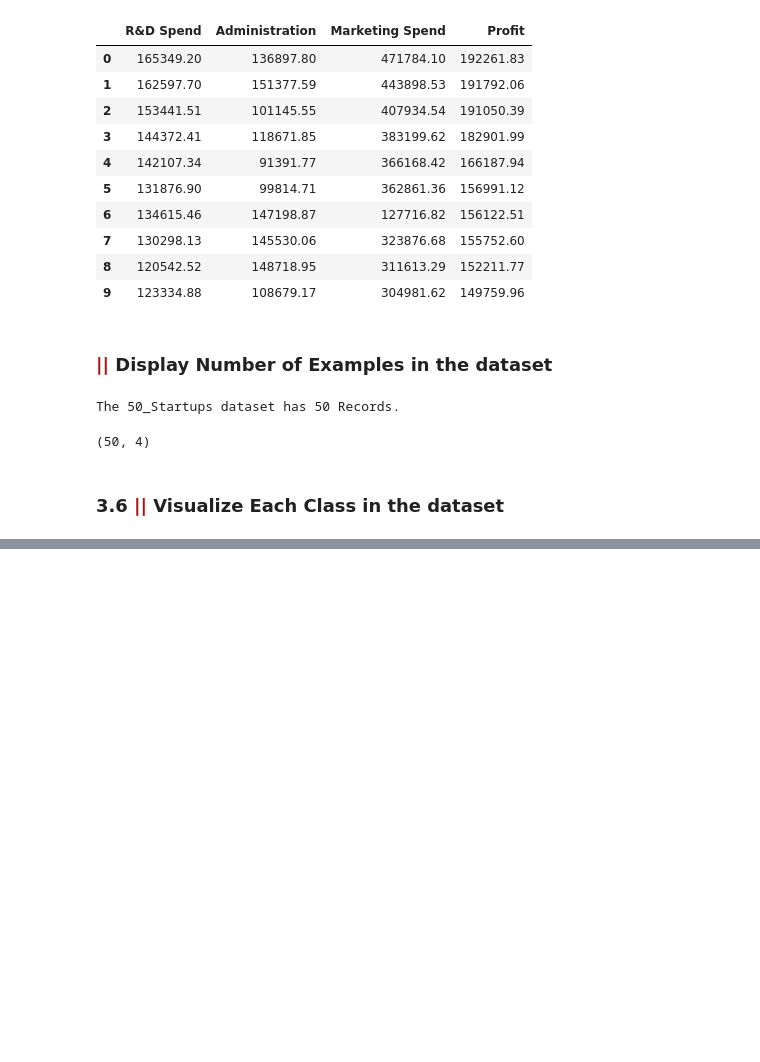
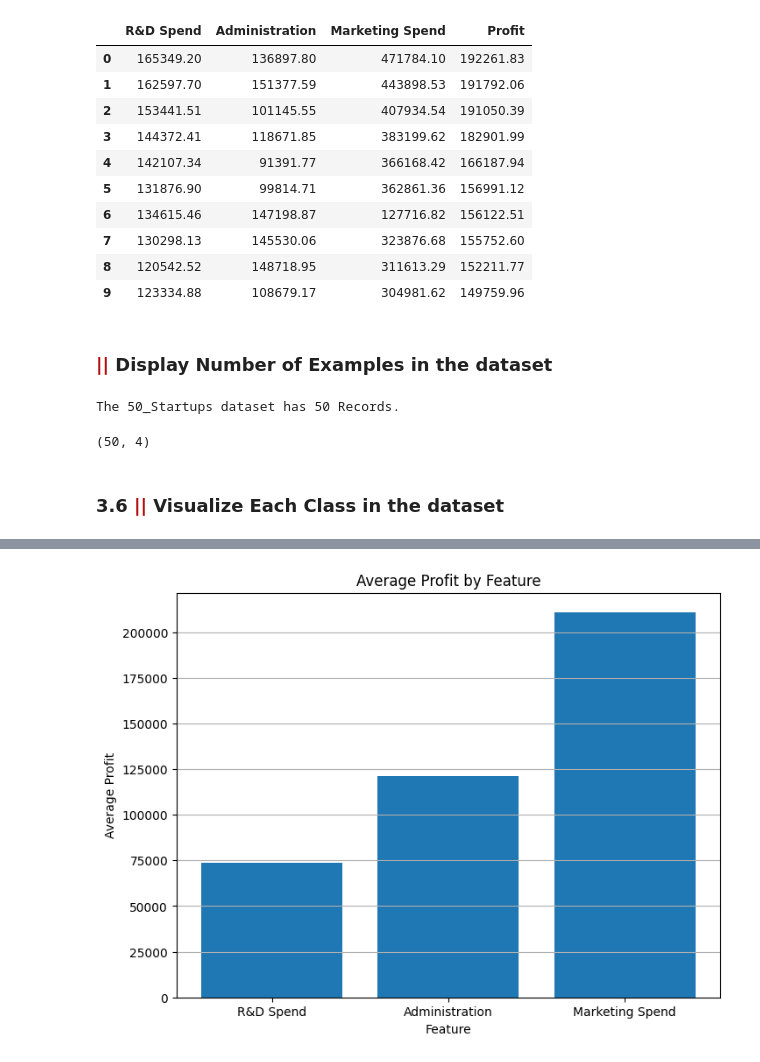
Before and after one commit to adamusengamana/Project_-50_Companies_Model-, a Jupyter notebook: Project_50_Companies_Model.ipynb, the cells around one changed output, grey strips where cells are left out. Cells and saved outputs as stored; diff of their text form; code cells hidden in the pictures; blank space fills up the shorter version.

```diff
--- a/Project_50_Companies_Model.ipynb
+++ b/Project_50_Companies_Model.ipynb
@@ -126,0 +139,20 @@ plt.show()
+# %%
+import numpy as np
+
+# Calculate average profit for each feature
+avg_profit_rd = np.mean(df['R&D Spend'])
+avg_profit_admin = np.mean(df['Administration'])
+avg_profit_marketing = np.mean(df['Marketing Spend'])
+
+# Create a bar chart
+plt.figure(figsize=(8, 6))
+plt.bar(['R&D Spend', 'Administration', 'Marketing Spend'],
+        [avg_profit_rd, avg_profit_admin, avg_profit_marketing])
+
+plt.xlabel('Feature')
+plt.ylabel('Average Profit')
+plt.title('Average Profit by Feature')
+plt.grid(axis='y')
+plt.show()
+# %% [output]
+[figure, added]
```
Also changed, not shown: parts of 2 cells of this notebook.
